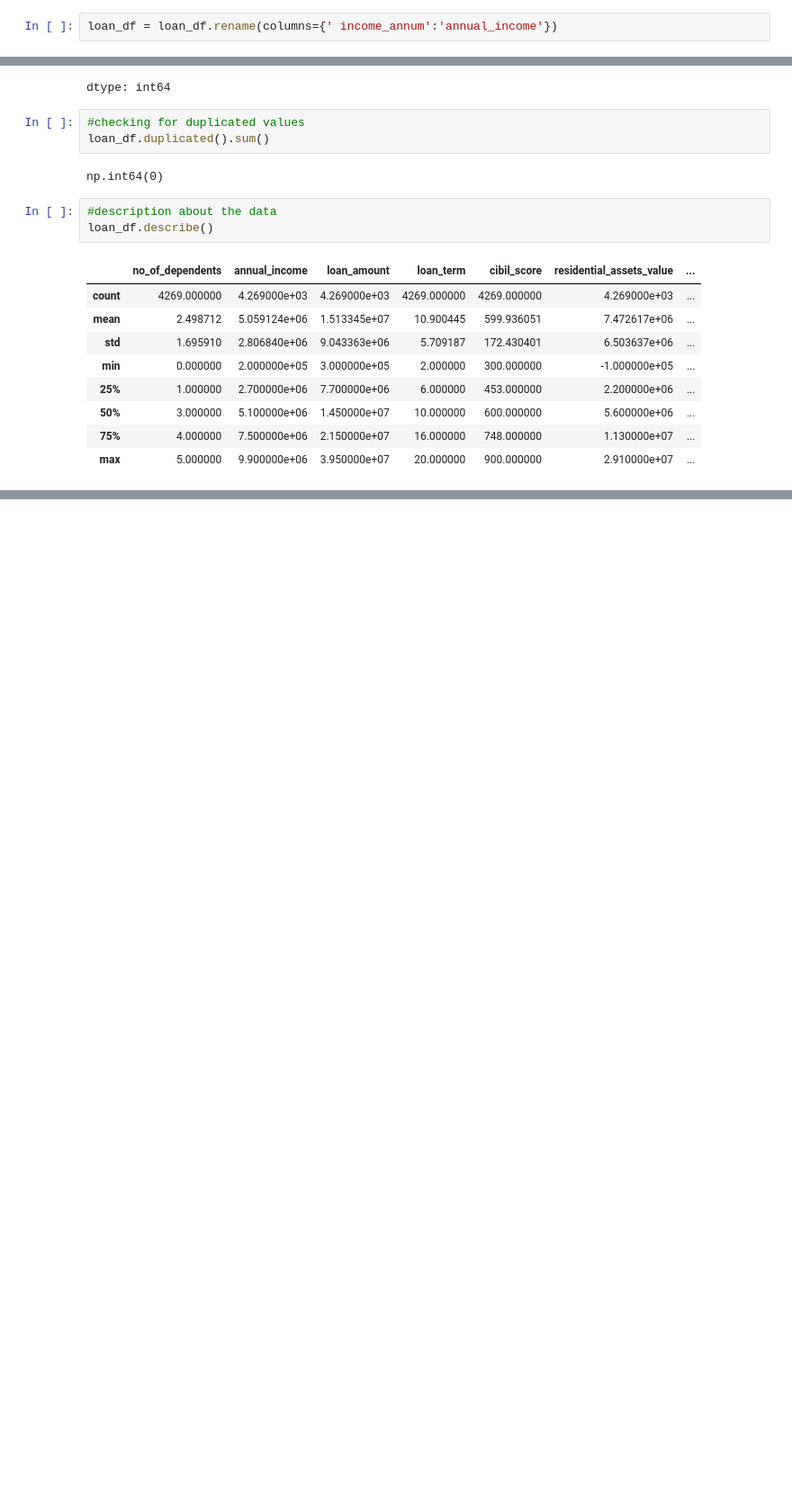
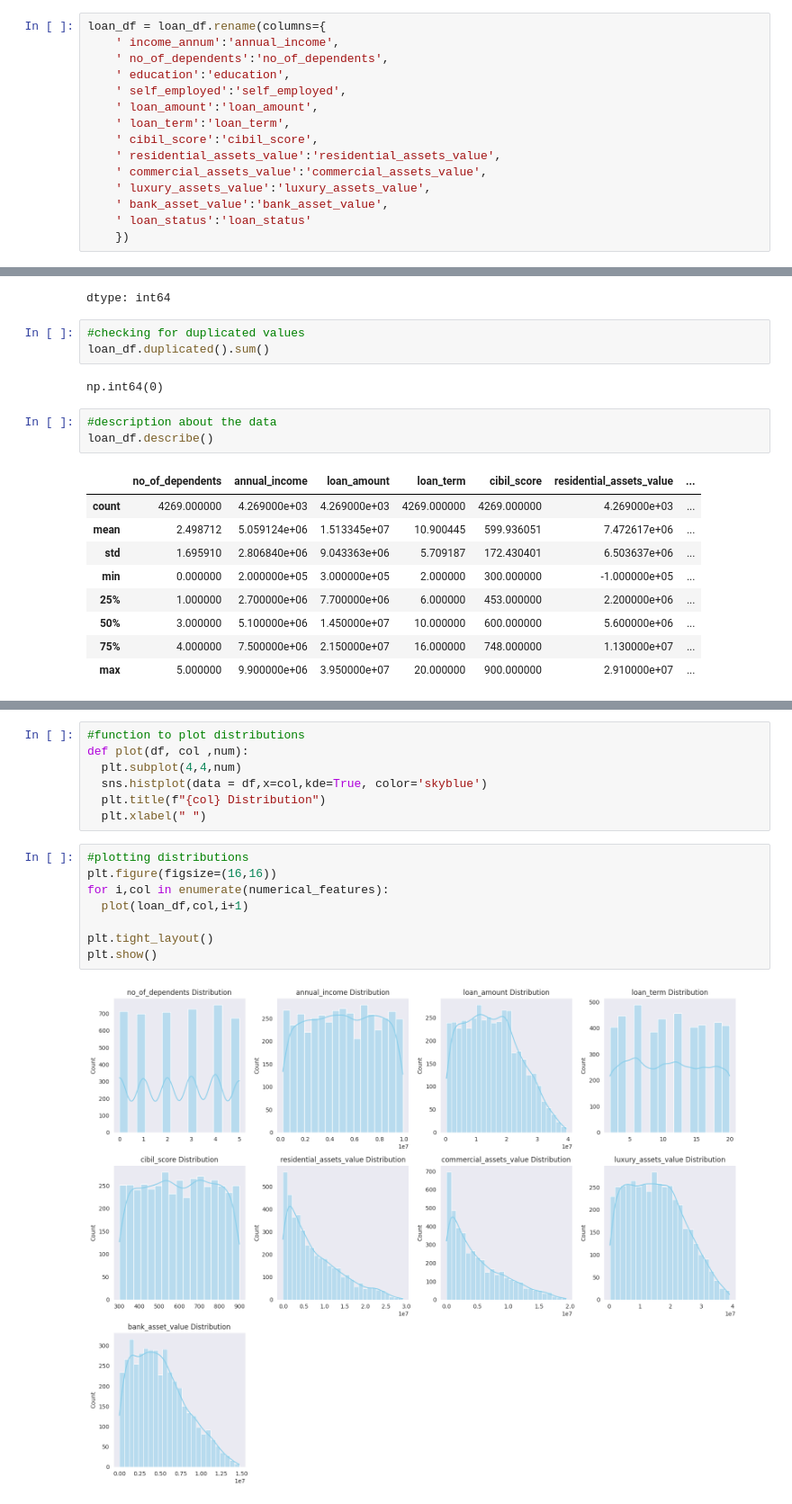
Before and after one commit to anujott-codes/Credit-Loan-Approval, a Jupyter notebook: Loan_Approval.ipynb, the cells around one changed output, grey strips where cells are left out. Shown at 90% size. Cells and saved outputs as stored; diff of their text form; blank space fills up the shorter version.

Commit message:
Done EDA and Data Split, Prepare Preprocessor - Loan Approval

```diff
--- a/Loan_Approval.ipynb
+++ b/Loan_Approval.ipynb
@@ -36,8 +40,21 @@ loan_df.head()
 | 2 | 3 | Graduate | No | 9100000 | 29700000 | 20 | 506 | ... |
 | 3 | 3 | Graduate | No | 8200000 | 30700000 | 8 | 467 | ... |
 | 4 | 5 | Not Graduate | Yes | 9800000 | 24200000 | 20 | 382 | ... |
-# %%
-loan_df = loan_df.rename(columns={' income_annum':'annual_income'})
+# %%
+loan_df = loan_df.rename(columns={
+    ' income_annum':'annual_income',
+    ' no_of_dependents':'no_of_dependents',
+    ' education':'education',
+    ' self_employed':'self_employed',
+    ' loan_amount':'loan_amount',
+    ' loan_term':'loan_term',
+    ' cibil_score':'cibil_score',
+    ' residential_assets_value':'residential_assets_value',
+    ' commercial_assets_value':'commercial_assets_value',
+    ' luxury_assets_value':'luxury_assets_value',
+    ' bank_asset_value':'bank_asset_value',
+    ' loan_status':'loan_status'
+    })
 # %% [markdown]
 ##EDA
 # %%
@@ -129 +146,18 @@ Total: 9
 Total: 3
+# %%
+#function to plot distributions
+def plot(df, col ,num):
+  plt.subplot(4,4,num)
+  sns.histplot(data = df,x=col,kde=True, color='skyblue')
+  plt.title(f"{col} Distribution")
+  plt.xlabel(" ")
+# %%
+#plotting distributions
+plt.figure(figsize=(16,16))
+for i,col in enumerate(numerical_features):
+  plot(loan_df,col,i+1)
+
+plt.tight_layout()
+plt.show()
+# %% [output]
+[figure, added]
```
Also changed, not shown: parts of 24 cells of this notebook.
